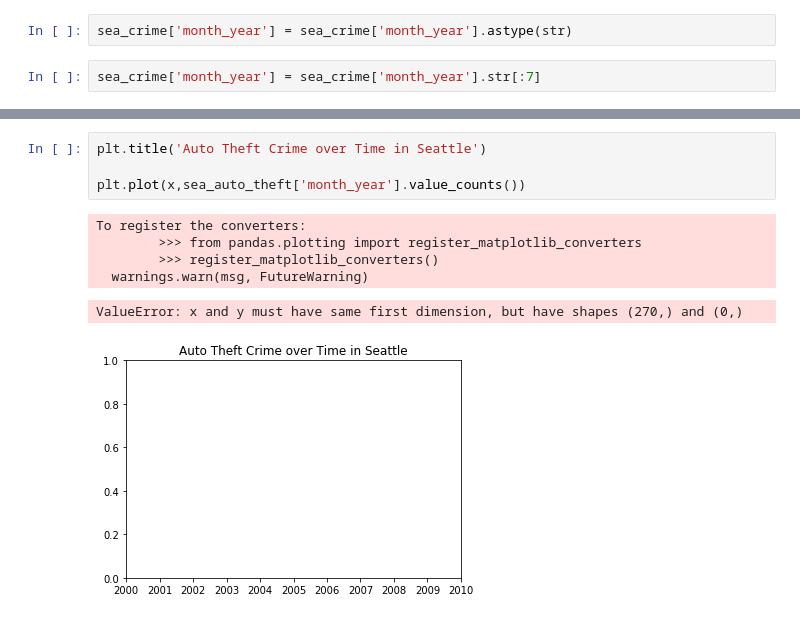
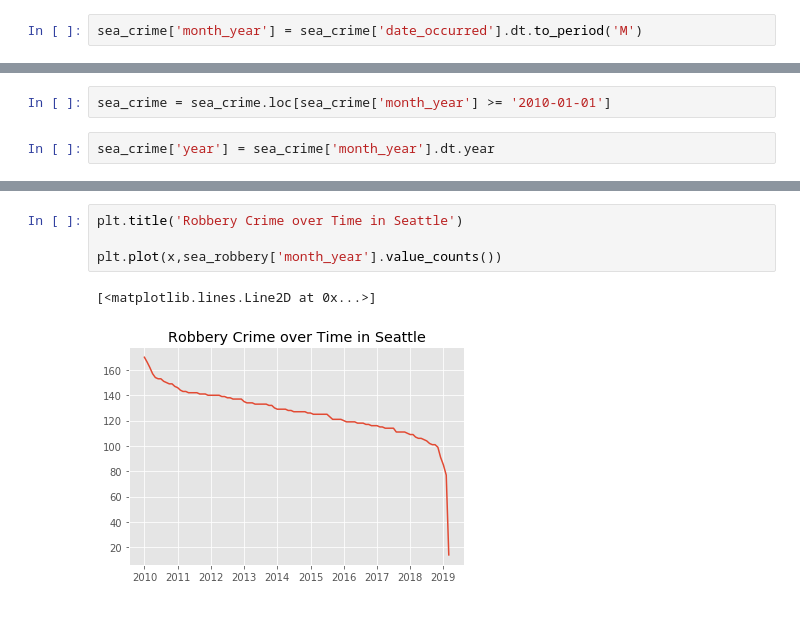
Before and after one commit to WhimsicalNose03/Cannabis-Cash-Crop-or-Crime-Boom-, a Jupyter notebook: sea_plots.ipynb, the cells around one changed output, grey strips where cells are left out. Drawn from its saved outputs; the diff is of its cells as text.

```diff
--- a/sea_plots.ipynb
+++ b/sea_plots.ipynb
@@ -20,4 +26,2 @@ sea_crime.head()
 # %%
-sea_crime['month_year'] = sea_crime['month_year'].astype(str)
+sea_crime['month_year'] = sea_crime['date_occurred'].dt.to_period('M')
-# %%
-sea_crime['month_year'] = sea_crime['month_year'].str[:7]
@@ -39,3 +57,7 @@ sea_crime.head()
+# %%
+sea_crime = sea_crime.loc[sea_crime['month_year'] >= '2010-01-01']
+# %%
+sea_crime['year'] = sea_crime['month_year'].dt.year
 # %%
 sea_crime['offense_category'].unique()
 # %% [output]
@@ -85,11 +187,7 @@ array(['1908-12-01T00:00:00.000000000', '1964-06-01T00:00:00.000000000',
 # %%
-plt.title('Auto Theft Crime over Time in Seattle')
+plt.title('Robbery Crime over Time in Seattle')
 
-plt.plot(x,sea_auto_theft['month_year'].value_counts())
+plt.plot(x,sea_robbery['month_year'].value_counts())
 # %% [output]
-To register the converters:
-        >>> from pandas.plotting import register_matplotlib_converters
-        >>> register_matplotlib_converters()
-  warnings.warn(msg, FutureWarning)
+[<matplotlib.lines.Line2D at 0x...>]
-ValueError: x and y must have same first dimension, but have shapes (270,) and (0,)
-[figure, old version]
+[figure, new version]
```
Also changed, not shown: parts of 38 cells of this notebook, 5 other files.
